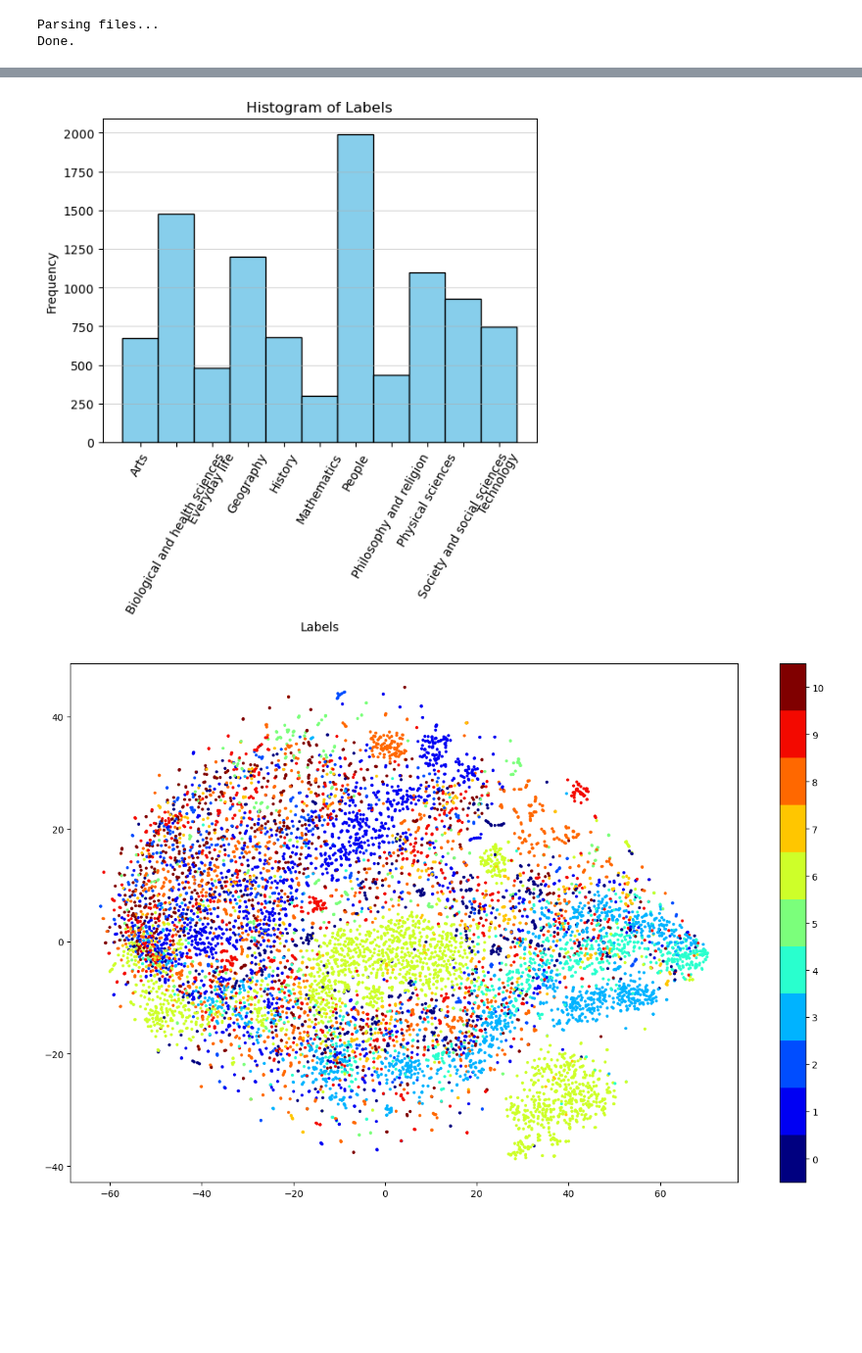
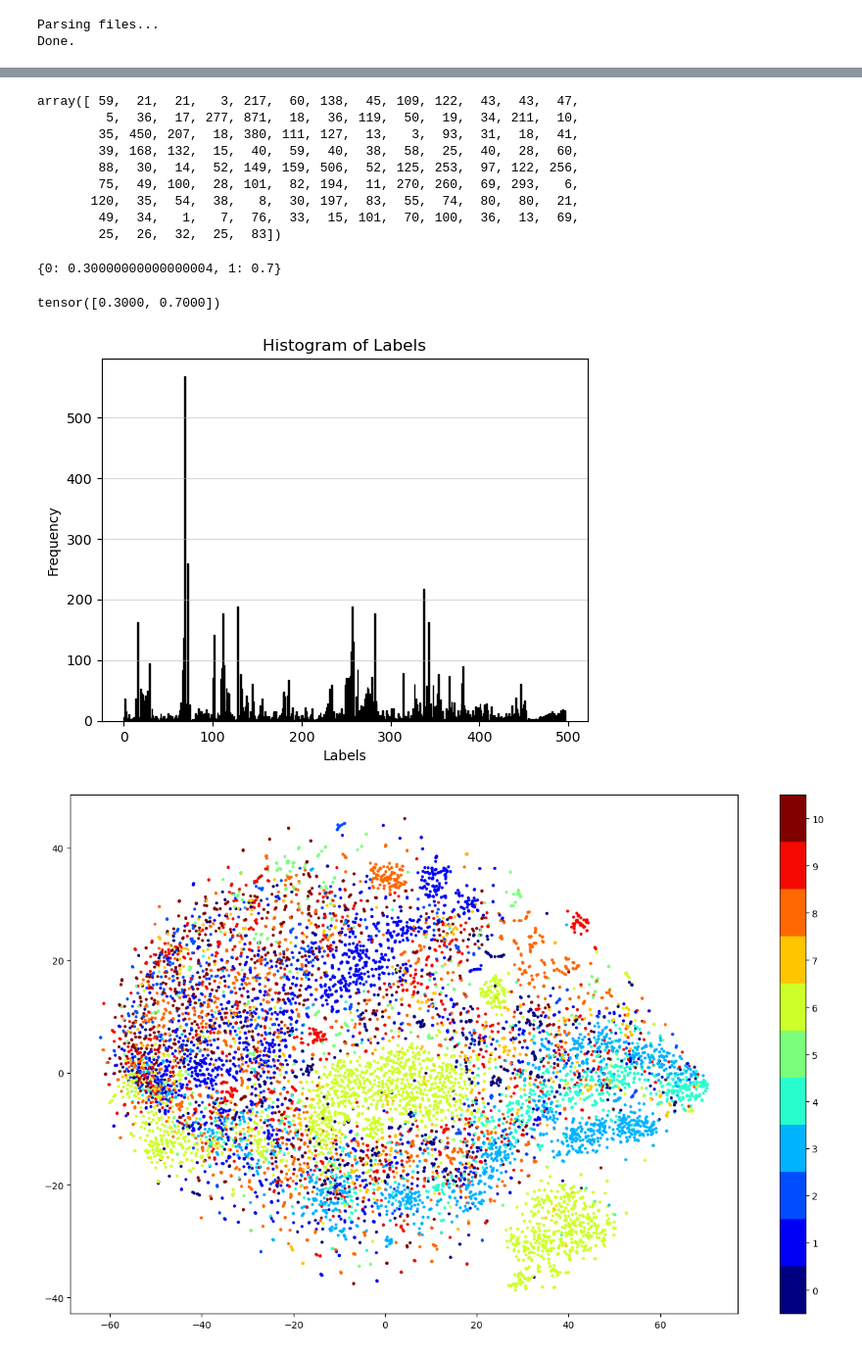
Before and after one commit to RomanPlaud/internship-onepoint-telecom, a Jupyter notebook: notebook_thomas.ipynb, the cells around one changed output, grey strips where cells are left out. Shown at 98% size. Drawn from its saved outputs; the diff is of its cells as text; code cells hidden in the pictures; blank space fills up the shorter version.

```diff
--- a/notebook_thomas.ipynb
+++ b/notebook_thomas.ipynb
@@ -31,4 +39,4 @@ def get_labels(labels_hierarchy, names_labels_hierarchy, depth=1, sep='|||'):
     names_labels = np.array(list(names_depth_index))
     return np.array(labels), names_labels
 # %%
-labels, names_labels = get_labels(labels_hierarchy, names_labels_hierarchy)
+labels, names_labels = get_labels(labels_hierarchy, names_labels_hierarchy, depth=2)
@@ -38,0 +43,33 @@ array([5, 5, 2, ..., 3, 6, 5])
+# %%
+np.bincount(labels)
+# %% [output]
+array([ 59,  21,  21,   3, 217,  60, 138,  45, 109, 122,  43,  43,  47,
+         5,  36,  17, 277, 871,  18,  36, 119,  50,  19,  34, 211,  10,
+        35, 450, 207,  18, 380, 111, 127,  13,   3,  93,  31,  18,  41,
+        39, 168, 132,  15,  40,  59,  40,  38,  58,  25,  40,  28,  60,
+        88,  30,  14,  52, 149, 159, 506,  52, 125, 253,  97, 122, 256,
+        75,  49, 100,  28, 101,  82, 194,  11, 270, 260,  69, 293,   6,
+       120,  35,  54,  38,   8,  30, 197,  83,  55,  74,  80,  80,  21,
+        49,  34,   1,   7,  76,  33,  15, 101,  70, 100,  36,  13,  69,
+        25,  26,  32,  25,  83])
+# %%
+import numpy as np
+
+def compute_sums(a, b):
+    unique_labels = np.unique(b)  # Get the unique labels in vector b
+
+    sums = {}
+    for label in unique_labels:
+        mask = (b == label)  # Create a mask to select elements based on the label
+        sums[label] = np.sum(a[mask])  # Compute the sum of elements in a using the mask
+
+    return sums
+
+# Example usage
+a = np.array([0.2, 0.1, 0.3, 0.15, 0.25])
+b = np.array([0, 0, 1, 1, 1])
+
+result = compute_sums(a, b)
+print(result)
+# %% [output]
+{0: 0.30000000000000004, 1: 0.7}
@@ -39,35 +81,44 @@ array([5, 5, 2, ..., 3, 6, 5])
+# %%
+t = torch.zeros(2)
+h_sum = t.scatter_add(0, b, a)
+h_sum
+# %% [output]
+tensor([0.3000, 0.7000])
 # %%
 import numpy as np
 import matplotlib.pyplot as plt
 
 # Assuming you have your labels in a variable named "labels"
 # Assuming you have the corresponding class names in a variable named "class_names"
 
 # Calculate the number of bins based on the unique labels
 num_bins = len(set(names_labels))
 
 # Plot the histogram
 n, bins, patches = plt.hist(labels, bins=num_bins, color='skyblue', edgecolor='black')
-print(bins)
 
 # Customize the plot
 plt.title('Histogram of Labels')
 plt.xlabel('Labels')
 plt.ylabel('Frequency')
 
 # Add grid lines
 plt.grid(axis='y', alpha=0.5)
 
 # Calculate bin centers
 bin_centers = 0.5 * (bins[:-1] + bins[1:])
 
-# Adjust x-axis ticks with class names below each bin
-plt.xticks(bin_centers, names_labels, rotation=60)
+# # Adjust x-axis ticks with class names below each bin
+# plt.xticks(bin_centers)
+# plt.gca().set_xticklabels(names_labels, rotation=90)
 
 # Show the plot
-plt.show()
+# plt.show()
+
+##save the plot
+# fig.savefig('histogram_depth1.png')
 # %% [output]
-[figure, old version]
+[figure, new version]
 # %%
 from sklearn.manifold import TSNE
 tsne = TSNE(n_components=2)
```
Also changed, not shown: parts of 9 cells of this notebook, 6 other files.
